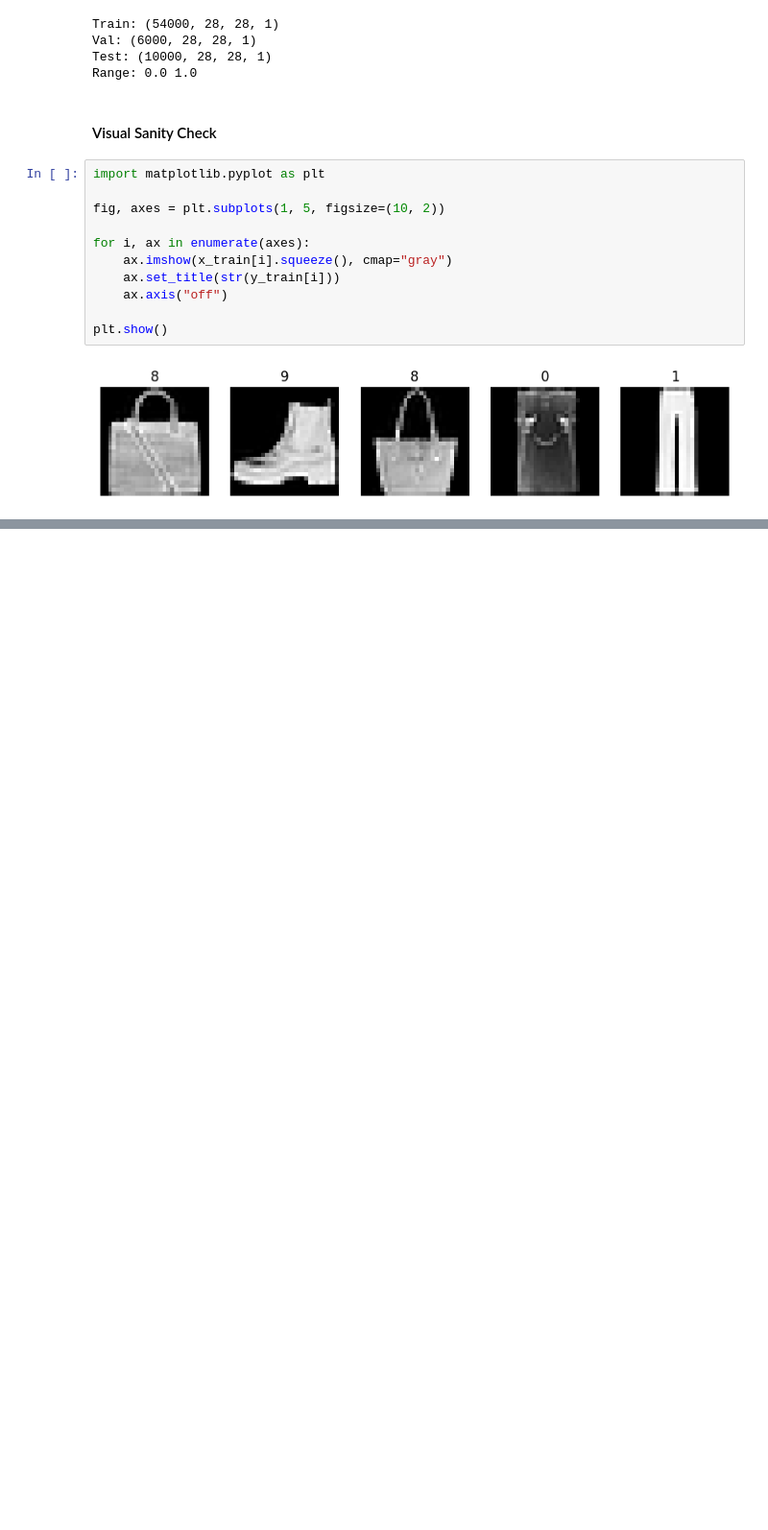
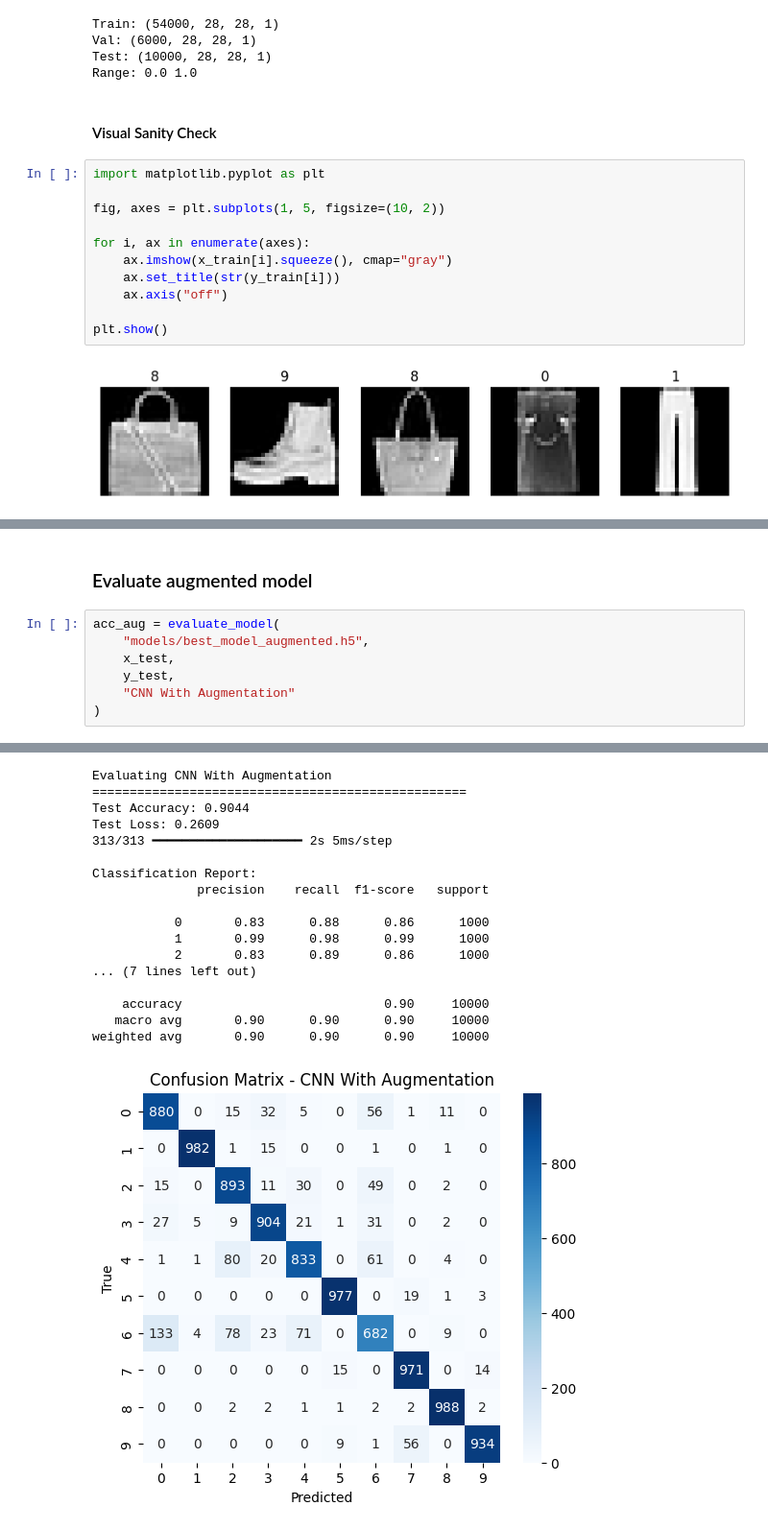
Before and after one commit to eyadhrif/TensorFlow_Project, a Jupyter notebook: notebooks/main.ipynb, the cells around one changed output, grey strips where cells are left out. Shown at 96% size. Drawn from its saved outputs; the diff is of its cells as text; blank space fills up the shorter version.

```diff
--- a/notebooks/main.ipynb
+++ b/notebooks/main.ipynb
@@ -129,0 +320,10 @@ weighted avg       0.89      0.89      0.89     10000
+# %% [markdown]
+### Evaluate augmented model
+# %%
+acc_aug = evaluate_model(
+    "models/best_model_augmented.h5",
+    x_test,
+    y_test,
+    "CNN With Augmentation"
+)
+# %% [output]
@@ -129,0 +331,18 @@ weighted avg       0.89      0.89      0.89     10000
+Evaluating CNN With Augmentation
+==================================================
+Test Accuracy: 0.9044
+Test Loss: 0.2609
+313/313 ━━━━━━━━━━━━━━━━━━━━ 2s 5ms/step
+
+Classification Report:
+              precision    recall  f1-score   support
+
+           0       0.83      0.88      0.86      1000
+           1       0.99      0.98      0.99      1000
+           2       0.83      0.89      0.86      1000
+... (7 lines left out)
+
+    accuracy                           0.90     10000
+   macro avg       0.90      0.90      0.90     10000
+weighted avg       0.90      0.90      0.90     10000
+[figure, added]
```
Also changed, not shown: parts of 28 cells of this notebook, 12 other files.
